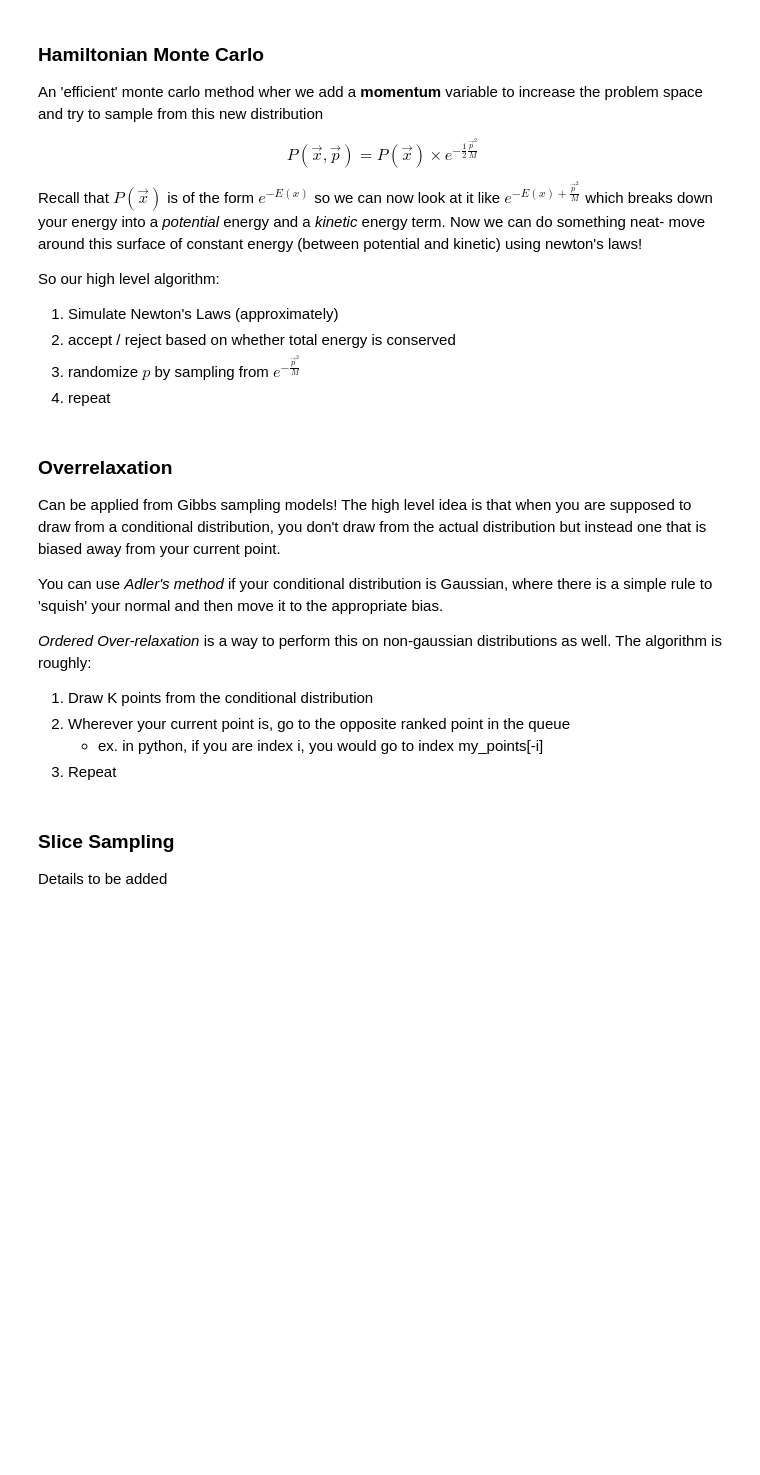
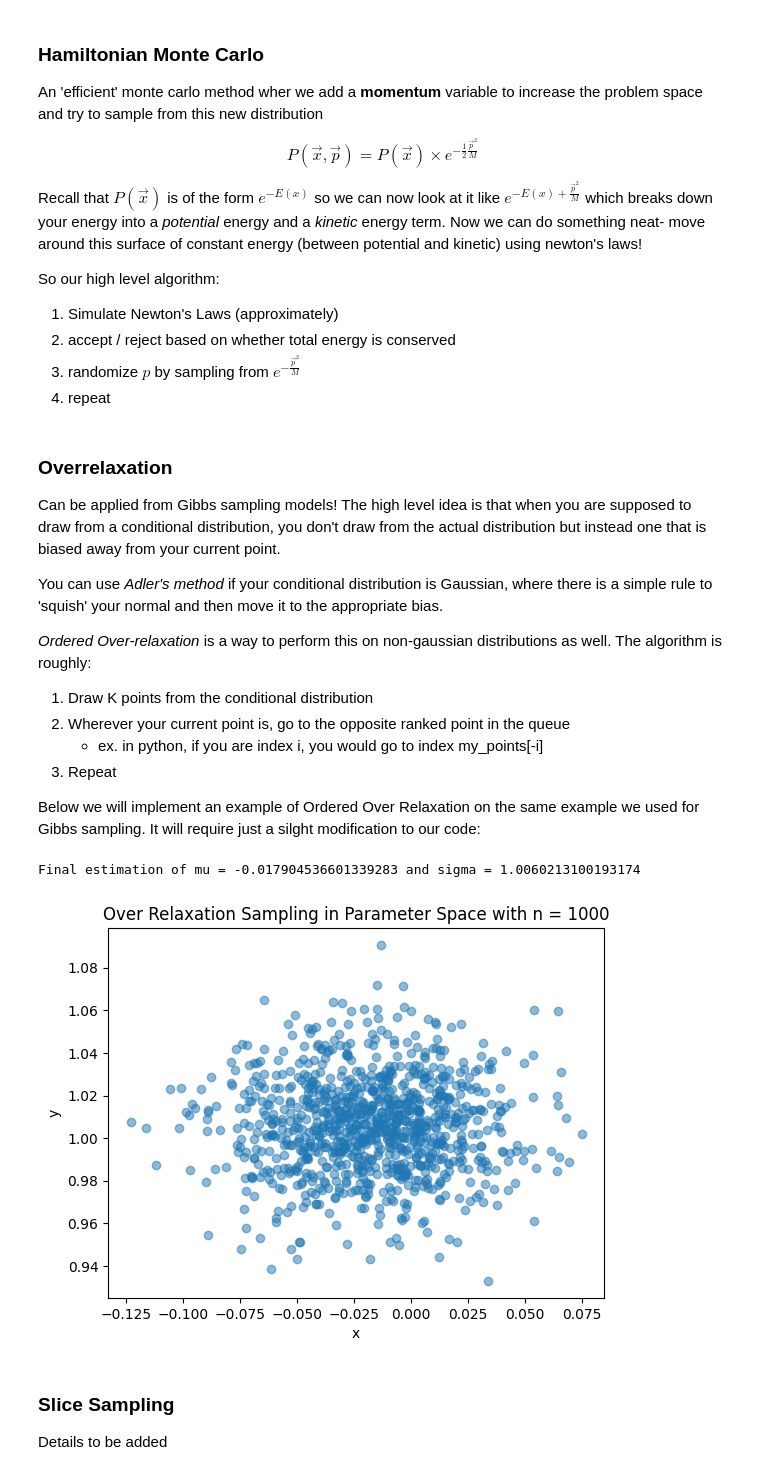
Before and after one commit to ncorriveau/math_helpers, a Jupyter notebook: monte_carlo.ipynb, the cells around one changed output. Cells and saved outputs as stored; diff of their text form; code cells hidden in the pictures; blank space fills up the shorter version.

```diff
--- a/monte_carlo.ipynb
+++ b/monte_carlo.ipynb
@@ -364,6 +367,76 @@ The algorithm is roughly:
 2. Wherever your current point is, go to the opposite ranked point in the queue
    - ex. in python, if you are index i, you would go to index my_points[-i]
 3. Repeat
+
+
+Below we will implement an example of Ordered Over Relaxation on the same example we used for Gibbs sampling.
+It will require just a silght modification to our code:
+# %%
+def conditional_gaussian(n, sample_mean, sigma, k):
+    """assume a prior of mu = 0 and sigma = 1"""
+    conditional_mean = (sigma**-2 * n * sample_mean) / (n * sigma**-2 + 1)
+    conditional_var = 1 / (n * sigma**-2 + 1)
+    return stats.norm.rvs(conditional_mean, np.sqrt(conditional_var), size=k)
+
+
+def conditional_gamma(data, mu, alpha, beta, k):
+    alpha = alpha + len(data) / 2
+    beta = beta + 0.5 * np.sum((data - mu)**2)
+    return stats.invgamma.rvs(alpha, scale=beta, size=k)
+
+def get_new_sample(parameter_list, current_sample):
+    """
+    returns inverse location of the current sample in the sorted list of parameters
+    ex. for a list [1, 2, 3, 4] and current_sample = 5 returns 1 since 5 is the largest, thus it would choose the
+    smallest element in the list which is 1
+    """
+    sorted_idx = np.where(np.sort(np.append(parameter_list, current_sample)) == current_sample)[0][0]
+    return parameter_list[-sorted_idx]
+
+
+def run_ordered_relaxation(iterations, data, k):
+    """
+    Perform ordered  relaxation of gibbs sampling for inference of mu and sigma of a normal distribution
+    based off of a sample of data.
+    """
+    alpha, beta = 1, 1
+    n = len(data)
+    sample_mean = np.mean(data)
+    # pick random point for mu and sigma
+    mu = np.random.uniform(-2, 2)
+    sigma = np.random.uniform(0, 2)
+
+    samples = np.zeros((iterations, 2))
+    samples[0, :] = mu, sigma
+
+    for i in range(1, iterations):
+        current_mu, current_sigma_sq = samples[i-1, :]
+        k_mu = conditional_gaussian(n, sample_mean, np.sqrt(samples[i-1, 1]), k)
+        k_sigma_sq = conditional_gamma(data, mu, alpha, beta, k)
+        mu = get_new_sample(k_mu, current_mu)
+        sigma_sq = get_new_sample(k_sigma_sq, current_sigma_sq)
+        samples[i, :] = mu, sigma_sq
+
+    return samples
+
+num_samples = 1000
+true_mean, true_sigma = 0, 1
+data = stats.norm.rvs(true_mean, true_sigma, num_samples)
+samples = run_ordered_relaxation(1000, data, 8)
+x = samples[5:, 0] # ignore rnadom first sample
+y = np.sqrt(samples[5:, 1] )
+print(f"Final estimation of mu = {np.mean(x)} and sigma = {np.mean(y)}")
+
+plt.scatter(x, y, alpha=0.5)
+plt.xlabel('x')
+plt.ylabel('y')
+plt.title(f'Over Relaxation Sampling in Parameter Space with n = {num_samples}')
+
+plt.show()
+#
+# %% [output]
+Final estimation of mu = -0.017904536601339283 and sigma = 1.0060213100193174
+[figure, added]
 # %% [markdown]
 ### Slice Sampling ###
 Details to be added
```
Also changed, not shown: parts of 2 cells of this notebook.
